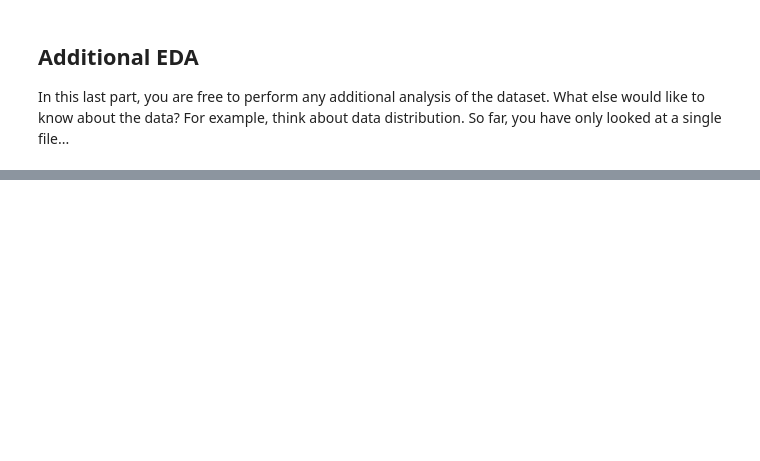
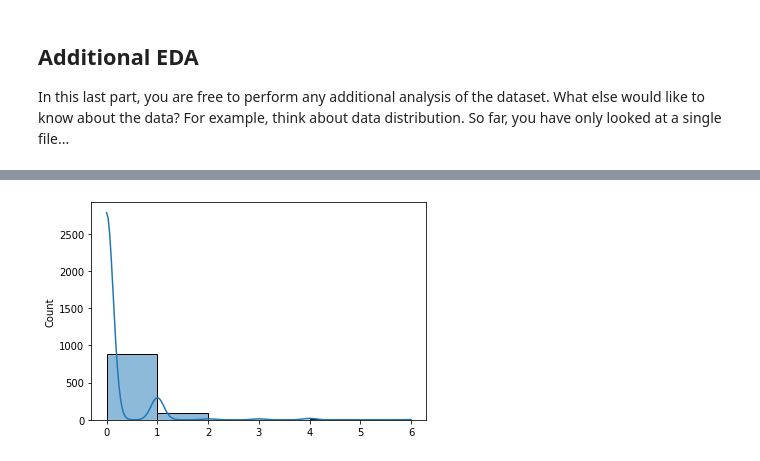
Before and after one commit to floriandonhauser/object-detection-in-an-urban-environment, a Jupyter notebook: Exploratory Data Analysis.ipynb, the cells around one changed output, grey strips where cells are left out. Saved outputs shown, nothing was run; the diff lists cells and outputs as text; code cells hidden in the pictures; blank space fills up the shorter version.

```diff
--- a/Exploratory Data Analysis.ipynb
+++ b/Exploratory Data Analysis.ipynb
@@ -78,0 +143,5 @@ For example, think about data distribution. So far, you have only looked at a si
+# %%
+sns.histplot(data=class_dist[4], binwidth=1, kde=True)
+ax.set(xlabel = 'Count', ylabel = 'Number of cyclists', title = 'Distribution of cyclists in images');
+# %% [output]
+[figure, added]
```
Also changed, not shown: parts of 9 cells of this notebook, 4 other files.
